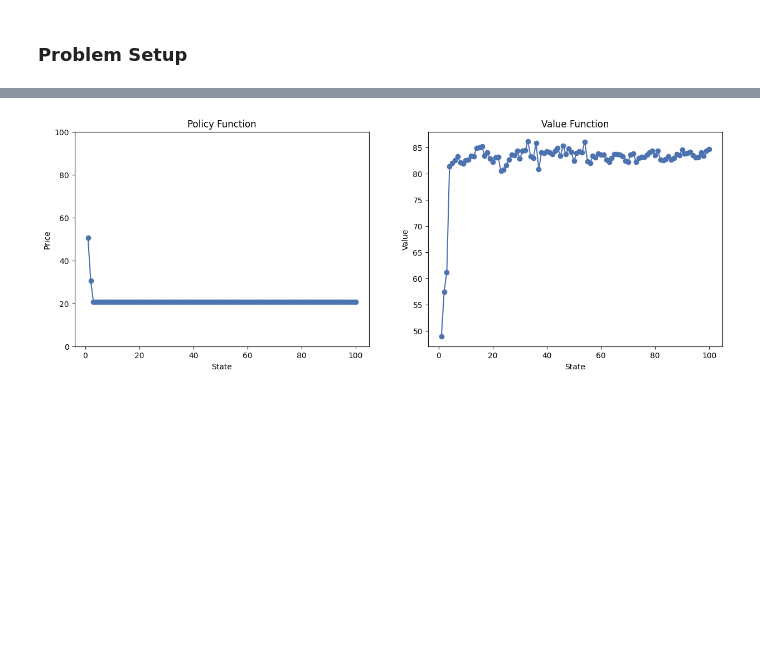
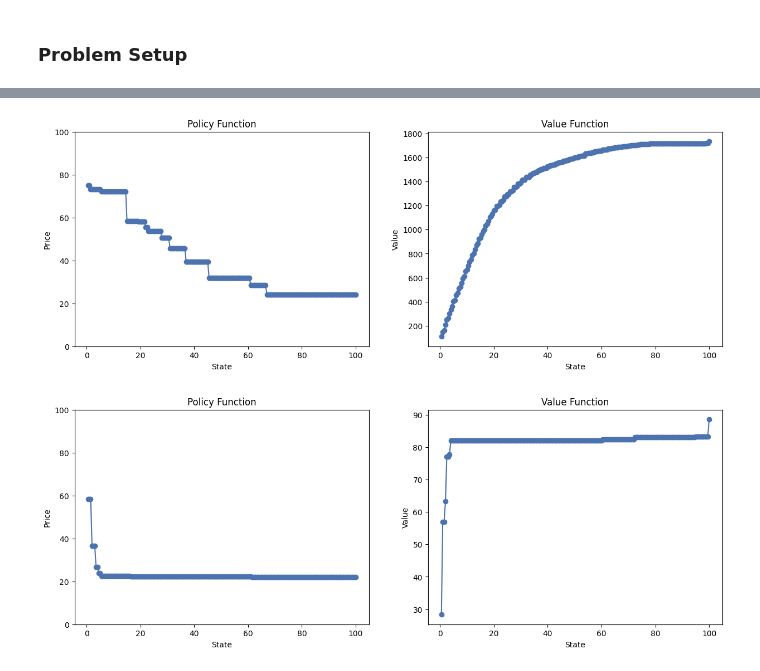
Before and after one commit to Brad-Pfeil/markov-decision-process, a Jupyter notebook: src/examples/example_4.ipynb, the cells around one changed output, grey strips where cells are left out. Saved outputs shown, nothing was run; the diff lists cells and outputs as text; code cells hidden in the pictures; blank space fills up the shorter version.

```diff
--- a/src/examples/example_4.ipynb
+++ b/src/examples/example_4.ipynb
@@ -318,3 +385,45 @@ plt.show()
+# %%
+# Apply isotonic regression to both
+
+x = mdp.policy_function[period].keys()
+policy = mdp.policy_function[period].values()
+value = mdp.value_function[period].values()
+
+# policy should be non-increasing in state,
+# value should be non-decreasing in state
+
+policy = IsotonicRegression(increasing=False).fit_transform(np.array(list(x)), np.array(list(policy)))
+value = IsotonicRegression().fit_transform(np.array(list(x)), np.array(list(value)))
+
+# Plot the optimal policy
+
+period = -20
+
+
+# Remove state 0
+x = list(x)[1:]
+policy = list(policy)[1:]
+value = list(value)[1:]
+
+
+fig, ax = plt.subplots(1, 2, figsize=(15, 5))
+
+ax[0].scatter(x, policy)
+ax[0].plot(x, policy)
+ax[0].set_title("Policy Function")
+ax[0].set_xlabel("State")
+ax[0].set_ylabel("Price")
+ax[0].set_ylim(0, 100)
+
+ax[1].scatter(x, value)
+ax[1].plot(x, value)
+ax[1].set_title("Value Function")
+ax[1].set_xlabel("State")
+ax[1].set_ylabel("Value")
+
+plt.show()
+# %% [output]
+[figure, added]
 # %%
 period = max(mdp.T) - 1
 
@@ -326,6 +435,9 @@ value = mdp.value_function[period].values()
 x = list(x)[1:]
 policy = list(policy)[1:]
 value = list(value)[1:]
+
+policy = IsotonicRegression(increasing=False).fit_transform(np.array(list(x)), np.array(list(policy)))
+value = IsotonicRegression().fit_transform(np.array(list(x)), np.array(list(value)))
 
 
 fig, ax = plt.subplots(1, 2, figsize=(15, 5))
@@ -345,4 +457,4 @@ ax[1].set_ylabel("Value")
 
 plt.show()
 # %% [output]
-[figure, old version]
+[figure, new version]
```
Also changed, not shown: parts of 12 cells of this notebook, 11 other files.
